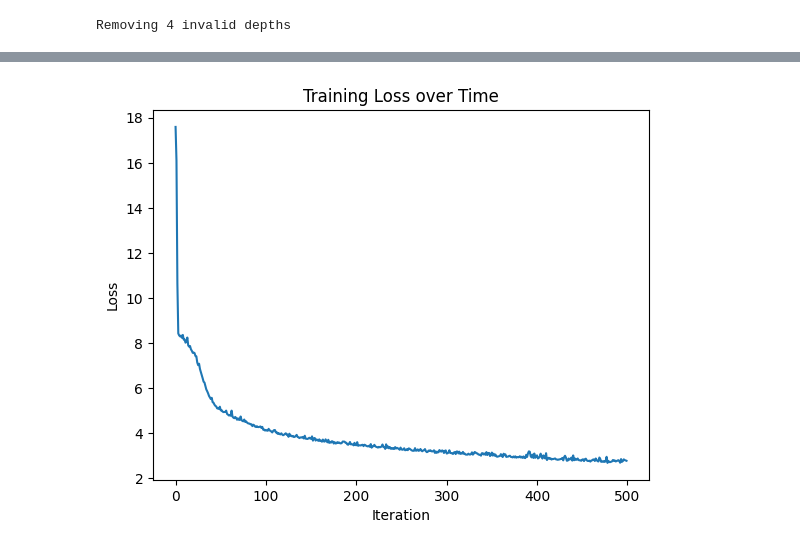
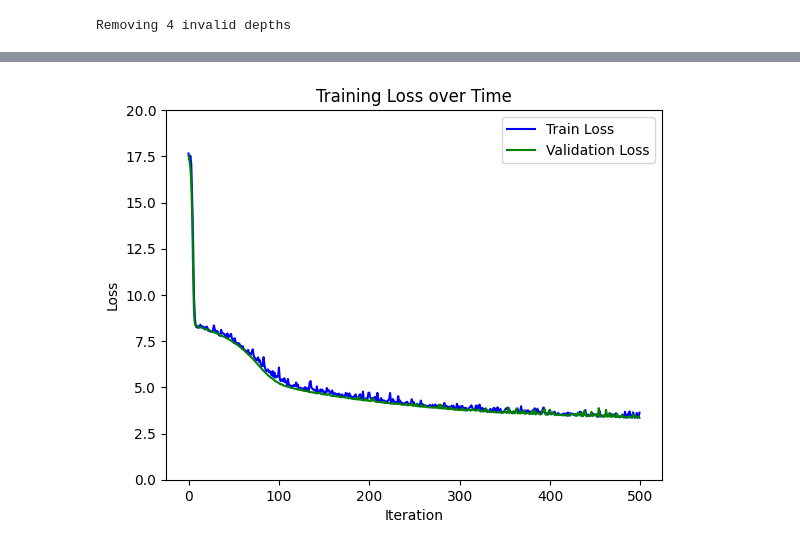
Before and after one commit to TPdkr/thesis, a Jupyter notebook: src/model.ipynb, the cells around one changed output, grey strips where cells are left out. Drawn from its saved outputs; the diff is of its cells as text; code cells hidden in the pictures.

Commit message:
training is now more possible and thought out with plots at the end

```diff
--- a/src/model.ipynb
+++ b/src/model.ipynb
@@ -82,11 +175,4 @@ dataset = EmbedDepthDataset(EMBED_PATH, DEPTHS_PATH)
 # %% [output]
 Removing 4 invalid depths
 # %%
-# Create the loss function
-loss_fn = nn.L1Loss() # MAE loss is same as L1Loss
-model = DistanceRegressor()
-
-# Create the optimizer
-optimizer = torch.optim.Adam(model.parameters(), lr=0.001, eps=1.0)
-
-epochs = 500
+train_losses, val_losses = train_model(model, dataset, optimizer, loss_fn, getDevice(), epochs=epochs)
@@ -132,8 +197,12 @@ Epoch 490/500, Loss: 2.7994
 # %%
-plt.plot(losses)
+plt.plot(train_losses, label="Train Loss", color="blue")
+plt.plot(val_losses, label="Validation Loss", color="green")
 plt.xlabel("Iteration")
 plt.ylabel("Loss")
+plt.ylim(0, 20)
 plt.title("Training Loss over Time")
+plt.legend()
+plt.savefig("../visualizations/loss_plot.png")
 plt.show()
 # %% [output]
-[figure, old version]
+[figure, new version]
```
Also changed, not shown: parts of 4 cells of this notebook, 3 other files.
